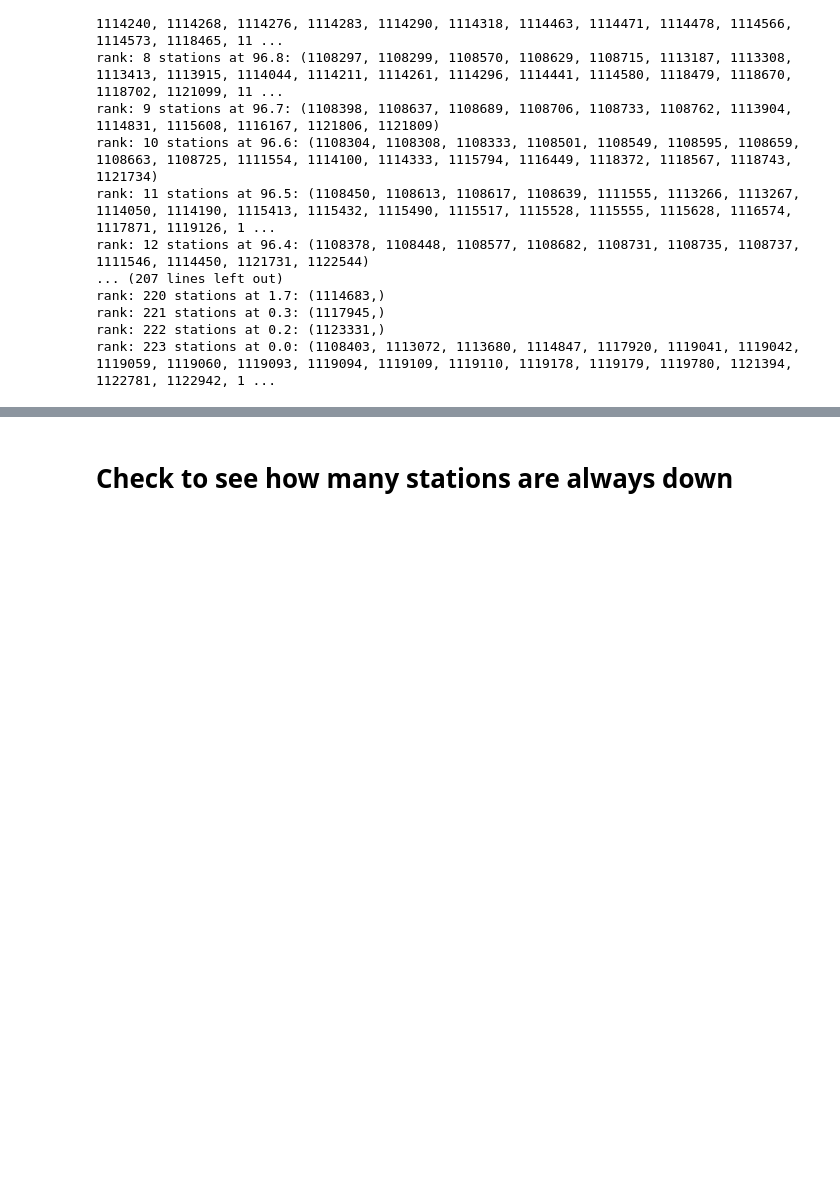
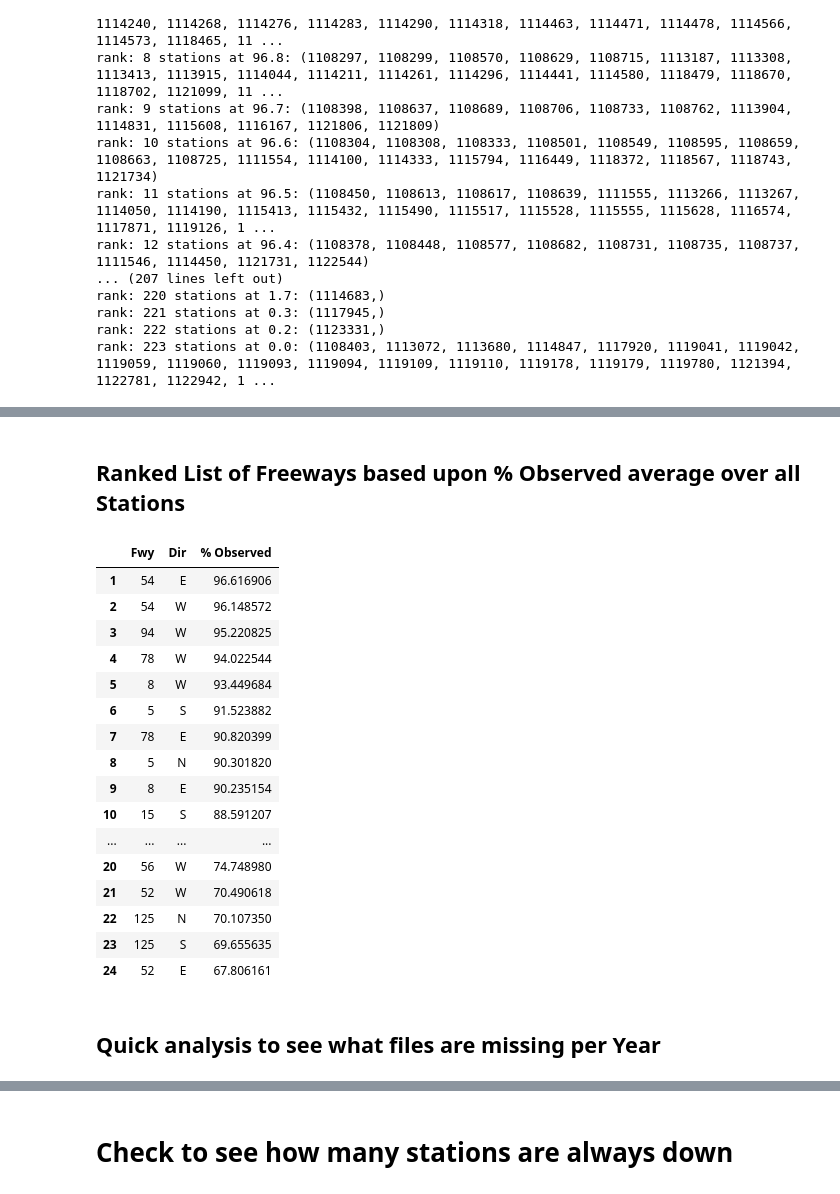
Before and after one commit to abrespect/DSE_Cohort2_Traffic_Capstone, a Jupyter notebook: C2 Exploratory/Explore Data including Sensor Health.ipynb, the cells around one changed output, grey strips where cells are left out. Saved outputs shown, nothing was run; the diff lists cells and outputs as text; code cells hidden in the pictures; blank space fills up the shorter version.

```diff
--- a/C2 Exploratory/Explore Data including Sensor Health.ipynb
+++ b/C2 Exploratory/Explore Data including Sensor Health.ipynb
@@ -665,0 +753,8 @@ total counts: 2992
+# %%
+meta_cols = list(no_dup_keep_last.columns)
+meta_cols[0] = 'Station'
+new_meta_frame = no_dup_keep_last.copy()
+new_meta_frame.columns = meta_cols
+new_meta_cols = meta_cols[0:13]
+new_meta_frame = new_meta_frame[new_meta_cols]
+print new_meta_frame.shape
@@ -665,0 +763,2 @@ total counts: 2992
+# %%
+test = ML_five_min_frame.merge(new_meta_frame, how='left')
@@ -665,0 +788,2 @@ total counts: 2992
+# %%
+merge_groupby = test.groupby(['Fwy', 'Dir', 'Station'])['% Observed'].mean()
@@ -666,3 +800,30 @@ total counts: 2992
+# %% [markdown]
+## Ranked List of Freeways based upon % Observed average over all Stations
+# %%
+freeway_observed = merge_groupby.reset_index().groupby(['Fwy', 'Dir'])['% Observed'].mean()
+freeway_observed = freeway_observed.reset_index().sort_values(by='% Observed', ascending=False)
+freeway_observed.index = np.arange(1, len(freeway_observed)+1)
+freeway_observed
+# %% [output]
+|  | Fwy | Dir | % Observed |
+| 1 | 54 | E | 96.616906 |
+| 2 | 54 | W | 96.148572 |
+| 3 | 94 | W | 95.220825 |
+| 4 | 78 | W | 94.022544 |
+| 5 | 8 | W | 93.449684 |
+| 6 | 5 | S | 91.523882 |
+| 7 | 78 | E | 90.820399 |
+| 8 | 5 | N | 90.301820 |
+| 9 | 8 | E | 90.235154 |
+| 10 | 15 | S | 88.591207 |
+| ... | ... | ... | ... |
+| 20 | 56 | W | 74.748980 |
+| 21 | 52 | W | 70.490618 |
+| 22 | 125 | N | 70.107350 |
+| 23 | 125 | S | 69.655635 |
+| 24 | 52 | E | 67.806161 |
+# %% [markdown]
+## Quick analysis to see what files are missing per Year
 # %%
 # check for missing files through the year.
 days_in_year = 365
```
Also changed, not shown: parts of 27 cells of this notebook, 2 other files.
